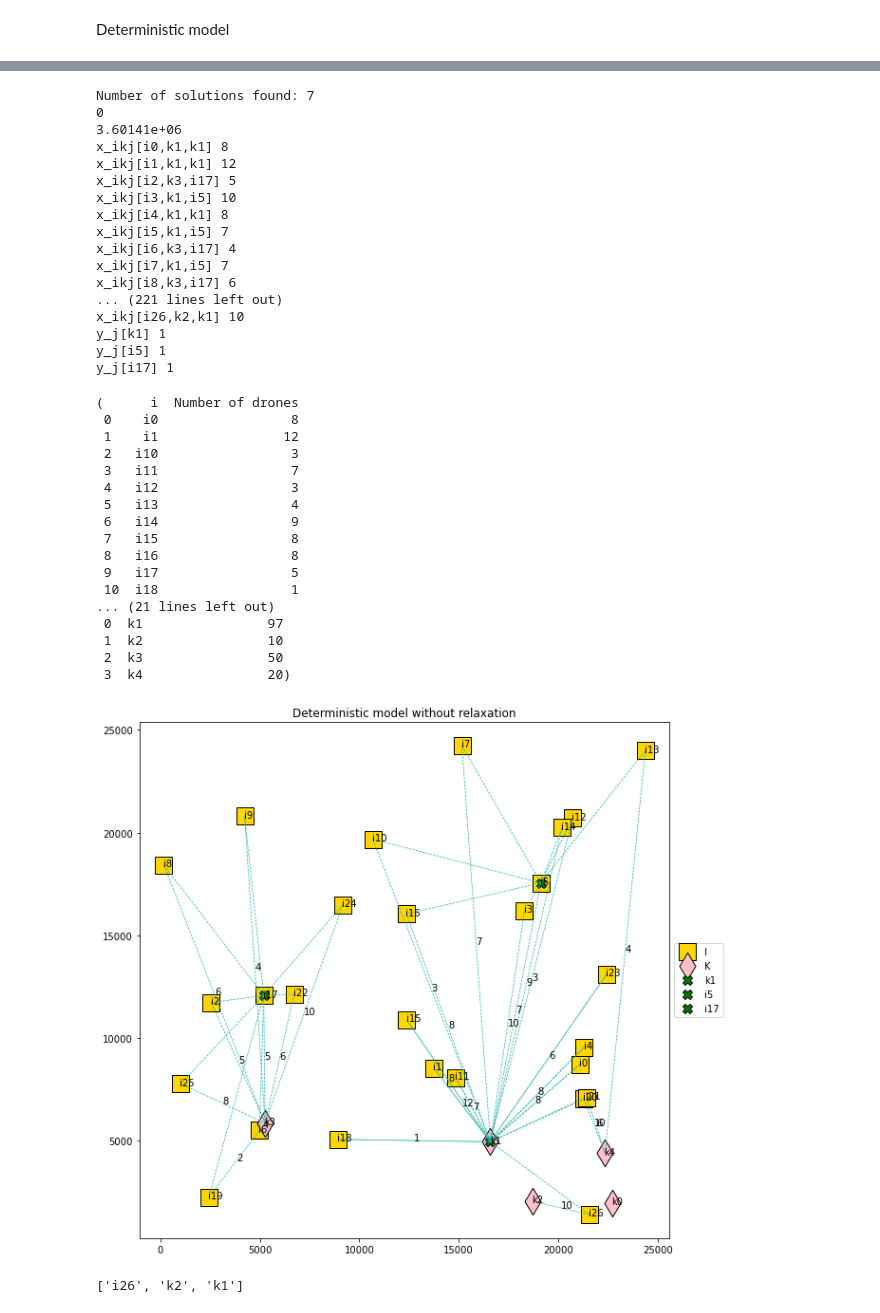
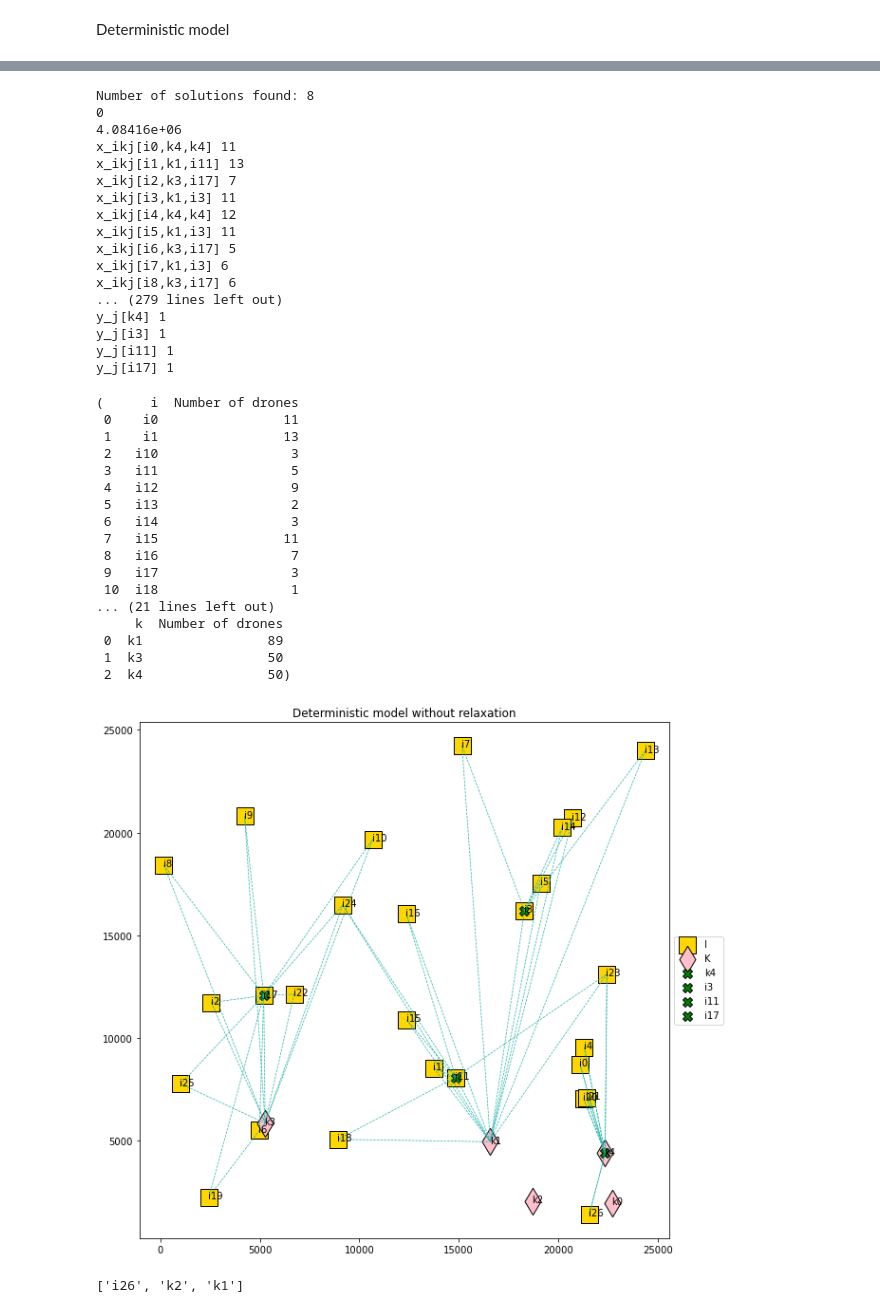
Before and after one commit to petrenaa/Master_Thesis_Drone_Specimen_Delivery, a Jupyter notebook: Specimen Delivery Project.ipynb, the cells around one changed output, grey strips where cells are left out. Saved outputs shown, nothing was run; the diff lists cells and outputs as text; code cells hidden in the pictures.

Commit message:
Change constraint with min of drones

```diff
--- a/Specimen Delivery Project.ipynb
+++ b/Specimen Delivery Project.ipynb
@@ -141,7 +141,7 @@ for j in J.index:
 
 gamma = 0.0045 / 1000 # variable cost in euro per m
 
-q_j = {j: 50 for j in J.index}
+q_j = {j: 14 for j in J.index}
 
 up_bound = 12
 mu = {i : int(round(random.uniform(0, up_bound), 0)) for i in I.index}
@@ -326,7 +326,7 @@ x_ikj = model_det.addVars(I.index, L, vtype = GRB.INTEGER, name = 'x_ikj')
 y_j = model_det.addVars(J.index, vtype = GRB.BINARY, name = 'y_j')
 # %%
 model_det.addConstrs((gp.quicksum(x_ikj[i, k, j] for (k, j) in N_i_final[i]) >= theta_det[i] for i in I_feas), name = 'c2')
-model_det.addConstrs((gp.quicksum(x_ikj[i, k, j] for i in M_kj_final[(k, j)]) <= q_j[j] * y_j[j] for (k, j) in KJ_feas), name = 'c4')
+model_det.addConstrs((gp.quicksum(x_ikj[i, k, j] for i in M_kj_final[(k, j)] for k in K.index) <= q_j[j] * y_j[j] for j in J.index), name = 'c4')
 model_det.addConstrs(((dist_JI[(j, i)] + dist_IK[(i, k)] + dist_KJ[(k, j)]) * y_j[j] <= B
                   for (k, j) in L for i in M_kj_final[(k, j)]), name = 'c5')
 model_det.addConstrs((dist_JI[(j, i)] * y_j[j] <= S for (k, j) in L for i in M_kj_final[(k, j)]), name = 'c6')
@@ -388,22 +420,22 @@ def ListSolution(model):
 
 ListSolution(model_det)
 # %% [output]
-Number of solutions found: 7
+Number of solutions found: 8
 0
-3.60141e+06
-x_ikj[i0,k1,k1] 8
-x_ikj[i1,k1,k1] 12
-x_ikj[i2,k3,i17] 5
-x_ikj[i3,k1,i5] 10
-x_ikj[i4,k1,k1] 8
-x_ikj[i5,k1,i5] 7
-x_ikj[i6,k3,i17] 4
-x_ikj[i7,k1,i5] 7
+4.08416e+06
+x_ikj[i0,k4,k4] 11
+x_ikj[i1,k1,i11] 13
+x_ikj[i2,k3,i17] 7
+x_ikj[i3,k1,i3] 11
+x_ikj[i4,k4,k4] 12
+x_ikj[i5,k1,i3] 11
+x_ikj[i6,k3,i17] 5
+x_ikj[i7,k1,i3] 6
 x_ikj[i8,k3,i17] 6
-... (221 lines left out)
-x_ikj[i26,k2,k1] 10
-y_j[k1] 1
-y_j[i5] 1
+... (279 lines left out)
+y_j[k4] 1
+y_j[i3] 1
+y_j[i11] 1
 y_j[i17] 1
 # %%
 def SolutionSummary(model):
@@ -427,22 +459,22 @@ def SolutionSummary(model):
 SolutionSummary(model_det)
 # %% [output]
 (      i  Number of drones
- 0    i0                 8
- 1    i1                12
+ 0    i0                11
+ 1    i1                13
  2   i10                 3
- 3   i11                 7
- 4   i12                 3
- 5   i13                 4
- 6   i14                 9
- 7   i15                 8
- 8   i16                 8
- 9   i17                 5
+ 3   i11                 5
+ 4   i12                 9
+ 5   i13                 2
+ 6   i14                 3
+ 7   i15                11
+ 8   i16                 7
+ 9   i17                 3
  10  i18                 1
 ... (21 lines left out)
- 0  k1                97
- 1  k2                10
- 2  k3                50
- 3  k4                20)
+     k  Number of drones
+ 0  k1                89
+ 1  k3                50
+ 2  k4                50)
 # %%
 def SolutionGraph(I, K, J, model):
 
@@ -454,36 +486,36 @@ def SolutionGraph(I, K, J, model):
                 fig.annotate(I.index[i], (I['Latitude'][i] - 40, I['Longitude'][i] - 60))
 
         fig.scatter(K['Latitude'], K['Longitude'], color = 'pink', edgecolors = 'black',
                                 marker = 'd', s = 400, label = 'K')
         for k in range (len(K.index)):
                 fig.annotate(K.index[k], (K['Latitude'][k] - 40, K['Longitude'][k] - 60))
 
         fig.set_title(model.ModelName)
         model.setParam(GRB.Param.SolutionNumber, 0)
         for v in model.getVars():
                 if v.xn > 0:
                         if v.varName.startswith('x_ikj'):
                                 indices_x = v.varName[6:-1].split(',') #drop variable name and brackets and convert to a list of indices
                                 fig.plot((J.loc[indices_x[2], 'Latitude'], I.loc[indices_x[0], 'Latitude']),
                                         (J.loc[indices_x[2], 'Longitude'], I.loc[indices_x[0], 'Longitude']),
                                         color = 'lightseagreen', linestyle = "--", linewidth = 0.7)
                                 fig.plot((I.loc[indices_x[0], 'Latitude'], K.loc[indices_x[1], 'Latitude']),
                                         (I.loc[indices_x[0], 'Longitude'], K.loc[indices_x[1], 'Longitude']),
                                         color = 'lightseagreen', linestyle = "--", linewidth = 0.7)
-                                fig.annotate(str(int(v.xn)), xy = ((K.loc[indices_x[1], 'Latitude'] + I.loc[indices_x[0], 'Latitude'])/2,
-                                                                (K.loc[indices_x[1], 'Longitude'] + I.loc[indices_x[0], 'Longitude'])/2))
+                                #fig.annotate(str(int(v.xn)), xy = ((K.loc[indices_x[1], 'Latitude'] + I.loc[indices_x[0], 'Latitude'])/2,
+                                                                #(K.loc[indices_x[1], 'Longitude'] + I.loc[indices_x[0], 'Longitude'])/2))
                                 # fig.annotate(str(int(v.xn)), xy = ((J.loc[indices_x[2], 'Latitude'] + I.loc[indices_x[0], 'Latitude'])/2,
                                 #                                 (J.loc[indices_x[2], 'Longitude'] + I.loc[indices_x[0], 'Longitude'])/2))
                         else:
                                 index_y = v.varName[4:-1]
                                 fig.scatter(J.loc[index_y, 'Latitude'], J.loc[index_y, 'Longitude'], color = 'green',
                                         edgecolors = 'black', s = 100, marker = 'X', label = index_y)
                 fig.legend(loc = 'center left', bbox_to_anchor = (1, 0.5))
 
 
 SolutionGraph(I, K, J, model_det)
 # %% [output]
-[figure, old version]
+[figure, new version]
 # %%
 for v in model_det.getVars():
         if v.xn > 0:
```
Also changed, not shown: parts of 10 cells of this notebook.
